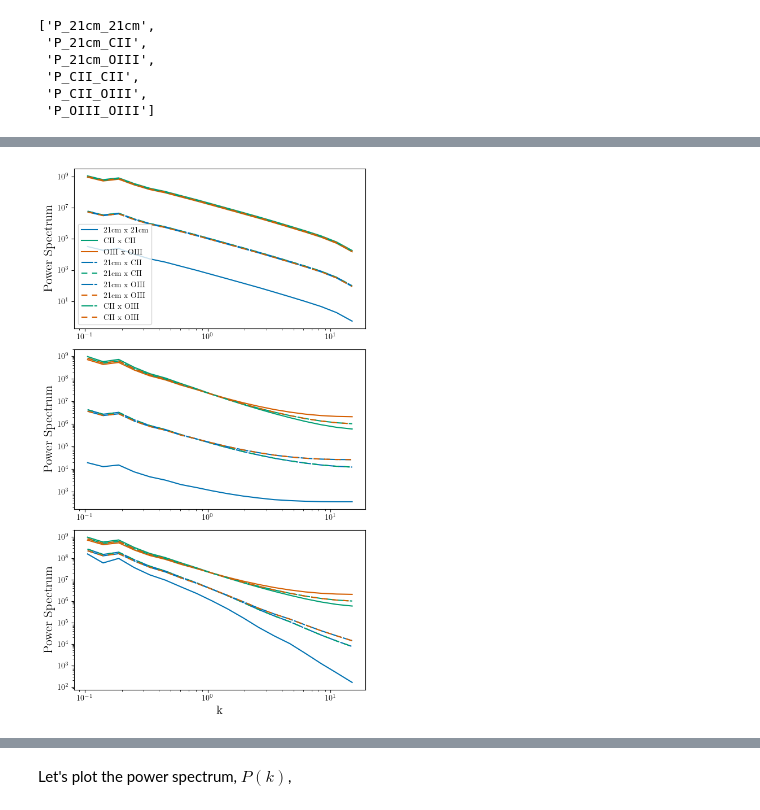
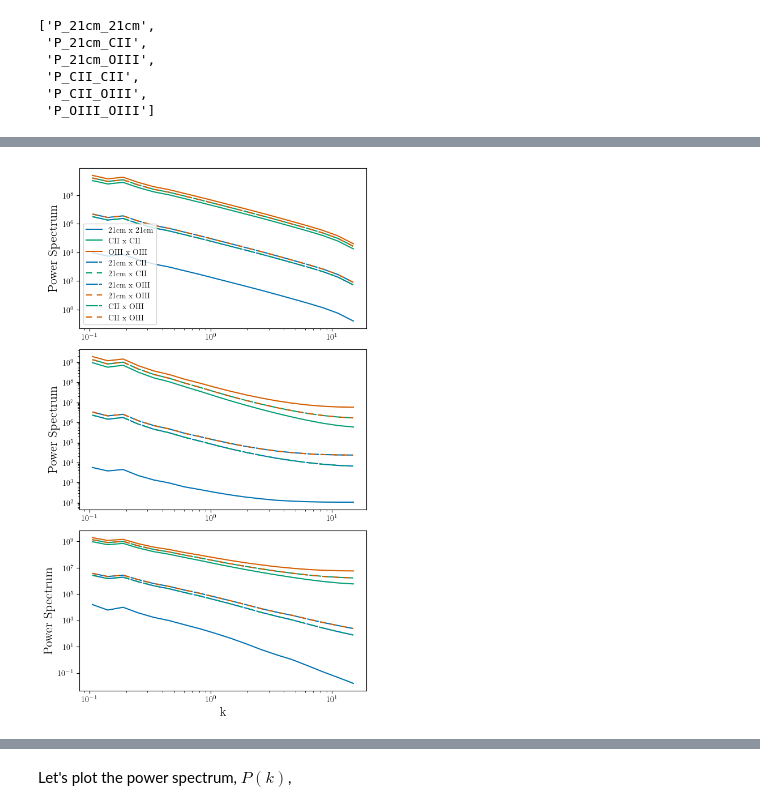
Before and after one commit to lisaleemcb/deprism, a Jupyter notebook: generate_spectra.ipynb, the cells around one changed output, grey strips where cells are left out. Saved outputs shown, nothing was run; the diff lists cells and outputs as text; code cells hidden in the pictures.

```diff
--- a/generate_spectra.ipynb
+++ b/generate_spectra.ipynb
@@ -541,0 +635,2 @@ Now that we have our 21cm brightness temperature field, we can go ahead and calc
+# %%
+spectra_sf = np.load('spectra_new/pspecs_sf_z6.0155.npy')
@@ -554,15 +664,15 @@ pspecs_bt.files
 # %%
-spectra_sf = (k, [pspecs_sf['P_21cm_21cm'], pspecs_sf['P_21cm_CII'],
-               pspecs_sf['P_21cm_OIII'], pspecs_sf['P_CII_CII'],
-               pspecs_sf['P_CII_OIII'], pspecs_sf['P_OIII_OIII']])
+# spectra_sf = [pspecs_sf['P_21cm_21cm'], pspecs_sf['P_21cm_CII'],
+#                pspecs_sf['P_21cm_OIII'], pspecs_sf['P_CII_CII'],
+#                pspecs_sf['P_CII_OIII'], pspecs_sf['P_OIII_OIII']]
 
-spectra_pl = (k, [pspecs_pl['P_21cm_21cm'], pspecs_pl['P_21cm_CII'],
-               pspecs_pl['P_21cm_OIII'], pspecs_pl['P_CII_CII'],
-               pspecs_pl['P_CII_OIII'], pspecs_pl['P_OIII_OIII']])
+# spectra_pl = [pspecs_pl['P_21cm_21cm'], pspecs_pl['P_21cm_CII'],
+#                pspecs_pl['P_21cm_OIII'], pspecs_pl['P_CII_CII'],
+#                pspecs_pl['P_CII_OIII'], pspecs_pl['P_OIII_OIII']]
 
-spectra_bt = (k, [pspecs_bt['P_21cm_21cm'], pspecs_bt['P_21cm_CII'],
-               pspecs_bt['P_21cm_OIII'], pspecs_bt['P_CII_CII'],
-               pspecs_bt['P_CII_OIII'], pspecs_bt['P_OIII_OIII']])
+# spectra_bt = [pspecs_bt['P_21cm_21cm'], pspecs_bt['P_21cm_CII'],
+#                pspecs_bt['P_21cm_OIII'], pspecs_bt['P_CII_CII'],
+#                pspecs_bt['P_CII_OIII'], pspecs_bt['P_OIII_OIII']]
 # %%
 def dimless(k, P):
     return k**3 / (2 * np.pi**2) * P
@@ -642,66 +802,66 @@ cross = [1,2,4]
 line_labels = ['21cm', 'CII', 'OIII']
 
 for i, ind in enumerate(autos):
-    ax[0].loglog(k[1:-1], spectra_sf[1][ind][1:-1], marker='None',
+    ax[0].loglog(k[1:-1], spectra_sf[ind][1:-1], marker='None',
             label=r'{} x {} '.format(line_labels[int(indices[ind][0])],
-                                                       line_labels[int(indices[ind][1])]), color=colors[i])
+                                                       line_labels[int(indices[ind][1])]), color=palette[i])
 
-    ax[1].loglog(k[1:-1], spectra_pl[1][ind][1:-1], marker='None',
+    ax[1].loglog(k[1:-1], spectra_pl[ind][1:-1], marker='None',
         label=r'{} x {} '.format(line_labels[int(indices[ind][0])],
                                                    line_labels[int(indices[ind][1])]))
 
-    ax[2].loglog(k[1:-1], spectra_bt[1][ind][1:-1], marker='None',
+    ax[2].loglog(k[1:-1], spectra_bt[ind][1:-1], marker='None',
     label=r'{} x {} '.format(line_labels[int(indices[ind][0])],
                                                line_labels[int(indices[ind][1])]))
 
 for i, ind in enumerate(cross):
     line1 = int(indices[ind][0])
     line2 = int(indices[ind][1])
-    ax[0].loglog(k[1:-1], spectra_sf[1][ind][1:-1], marker='None',
+    ax[0].loglog(k[1:-1], spectra_sf[ind][1:-1], marker='None',
                  label=r'{} x {} '.format(line_labels[line1], line_labels[line2]), ls='--',
-                                                                 dashes=(10, 1), color=colors[line1])
+                                                                 dashes=(10, 1), color=palette[line1])
 
-    ax[0].loglog(k[1:-1], spectra_sf[1][ind][1:-1], marker='None',
+    ax[0].loglog(k[1:-1], spectra_sf[ind][1:-1], marker='None',
                  label=r'{} x {} '.format(line_labels[line1], line_labels[line2]), ls='--',
-                 dashes=(5, 4), color=colors[line2])
+                 dashes=(5, 4), color=palette[line2])
 
-    ax[1].loglog(k[1:-1], spectra_pl[1][ind][1:-1], marker='None',
+    ax[1].loglog(k[1:-1], spectra_pl[ind][1:-1], marker='None',
                  label=r'{} x {} '.format(line_labels[line1], line_labels[line2]), ls='--',
-                                                                 dashes=(10, 1), color=colors[line1])
+                                                                 dashes=(10, 1), color=palette[line1])
 
-    ax[1].loglog(k[1:-1], spectra_pl[1][ind][1:-1], marker='None',
+    ax[1].loglog(k[1:-1], spectra_pl[ind][1:-1], marker='None',
                  label=r'{} x {} '.format(line_labels[line1], line_labels[line2]), ls='--',
-                 dashes=(5, 4), color=colors[line2])
+                 dashes=(5, 4), color=palette[line2])
 
-    ax[2].loglog(k[1:-1], spectra_bt[1][ind][1:-1], marker='None',
+    ax[2].loglog(k[1:-1], spectra_bt[ind][1:-1], marker='None',
                  label=r'{} x {} '.format(line_labels[line1], line_labels[line2]), ls='--',
-                                                                 dashes=(10, 1), color=colors[line1])
+                                                                 dashes=(10, 1), color=palette[line1])
 
-    ax[2].loglog(k[1:-1], spectra_bt[1][ind][1:-1], marker='None',
+    ax[2].loglog(k[1:-1], spectra_bt[ind][1:-1], marker='None',
                  label=r'{} x {} '.format(line_labels[line1], line_labels[line2]), ls='--',
-                 dashes=(5, 4), color=colors[line2])
+                 dashes=(5, 4), color=palette[line2])
 #plt.loglog(k[1:-1], spectra[label[1:-1], marker='None',
 #        label=r'{} x {} '.format(line_labels[int(indices[3][0])],
 #                                                       line_labels[int(indices[3][1])]))
 
 #plt.loglog(k[1:-1], spectra[1][5][1:-1], marker='None',
 #        label=r'{} x {} '.format(line_labels[int(indices[5][0])],
 #                                                       line_labels[int(indices[5][1])]))
 
 #ax[0].set_xlabel('k',fontsize=16)
 #ax[1].set_xlabel('k',fontsize=16)
 ax[2].set_xlabel('k',fontsize=16)
 
 ax[0].set_ylabel('Power Spectrum', fontsize=16)
 ax[1].set_ylabel('Power Spectrum', fontsize=16)
 ax[2].set_ylabel('Power Spectrum', fontsize=16)
 
 ax[0].legend(fontsize=10)
 
 fig.tight_layout()
 fig.savefig('pspecs.pdf')
 # %% [output]
-[figure, old version]
+[figure, new version]
 # %%
 fig, ax = plt.subplots()
 
```
Also changed, not shown: parts of 444 cells of this notebook, 5 other files.
